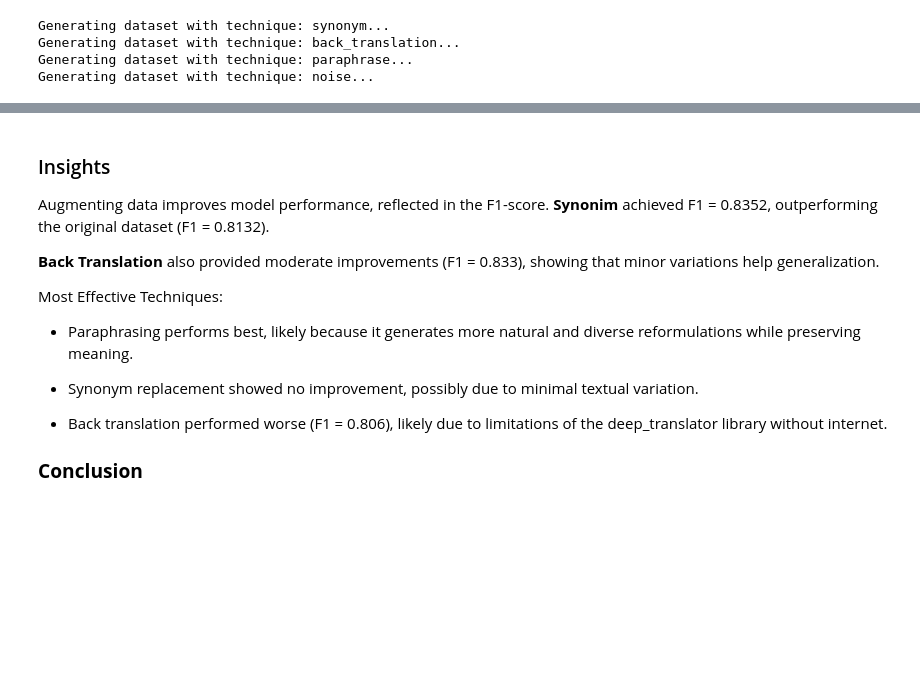
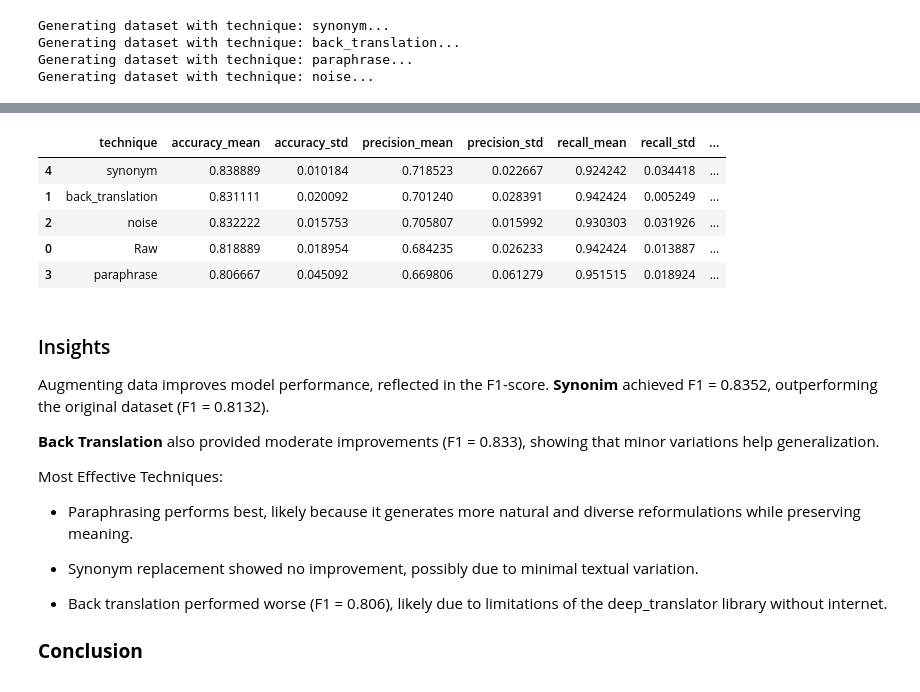
Before and after one commit to DBlassio/multimodal-argmining, a Jupyter notebook: experiments/text/DataAugmentation/data_augmentation_tech.ipynb, the cells around one changed output, grey strips where cells are left out. Saved outputs shown, nothing was run; the diff lists cells and outputs as text; code cells hidden in the pictures; blank space fills up the shorter version.

```diff
--- a/experiments/text/DataAugmentation/data_augmentation_tech.ipynb
+++ b/experiments/text/DataAugmentation/data_augmentation_tech.ipynb
@@ -434,15 +443,20 @@ Tokenization complete
 # %%
 results_df = pd.DataFrame(results_all)
-results_df = results_df.sort_values("f1", ascending=False)
 
-# Print
-print(results_df[["technique","accuracy","precision","recall","f1"]])
+metric_cols = ["accuracy", "precision", "recall", "f1"]
 
-# Confusion matrices
-for idx, row in results_df.iterrows():
-    cm = confusion_matrix(row["y_true"], row["y_pred"], labels=[0,1])
-    plt.figure(figsize=(5,4))
-    sns.heatmap(cm, annot=True, fmt="d", cmap="Blues", xticklabels=["oppose","support"], yticklabels=["oppose","support"])
-    plt.title(f"Confusion Matrix - {row['technique']}\nF1: {row['f1']:.4f}")
-    plt.show()
+summary_df = (results_df
+    .groupby("technique")[metric_cols]
+    .agg(["mean", "std"]))
+
+summary_df.columns = [f"{m}_{stat}" for m, stat in summary_df.columns]
+summary_df = summary_df.reset_index()
+summary_df = summary_df.sort_values("f1_mean", ascending=False)
+
+print(summary_df[[
+    "technique",
+    "accuracy_mean","accuracy_std",
+    "precision_mean","precision_std",
+    "recall_mean","recall_std",
+    "f1_mean","f1_std"]])
 # %% [output]
@@ -460,3 +476,12 @@ for idx, row in results_df.iterrows():
+# %%
+summary_df.head()
+# %% [output]
+|  | technique | accuracy_mean | accuracy_std | precision_mean | precision_std | recall_mean | recall_std | ... |
+| 4 | synonym | 0.838889 | 0.010184 | 0.718523 | 0.022667 | 0.924242 | 0.034418 | ... |
+| 1 | back_translation | 0.831111 | 0.020092 | 0.701240 | 0.028391 | 0.942424 | 0.005249 | ... |
+| 2 | noise | 0.832222 | 0.015753 | 0.705807 | 0.015992 | 0.930303 | 0.031926 | ... |
+| 0 | Raw | 0.818889 | 0.018954 | 0.684235 | 0.026233 | 0.942424 | 0.013887 | ... |
+| 3 | paraphrase | 0.806667 | 0.045092 | 0.669806 | 0.061279 | 0.951515 | 0.018924 | ... |
 # %% [markdown]
 ### Insights
 
```
Also changed, not shown: parts of 7 cells of this notebook, 1 other file.
